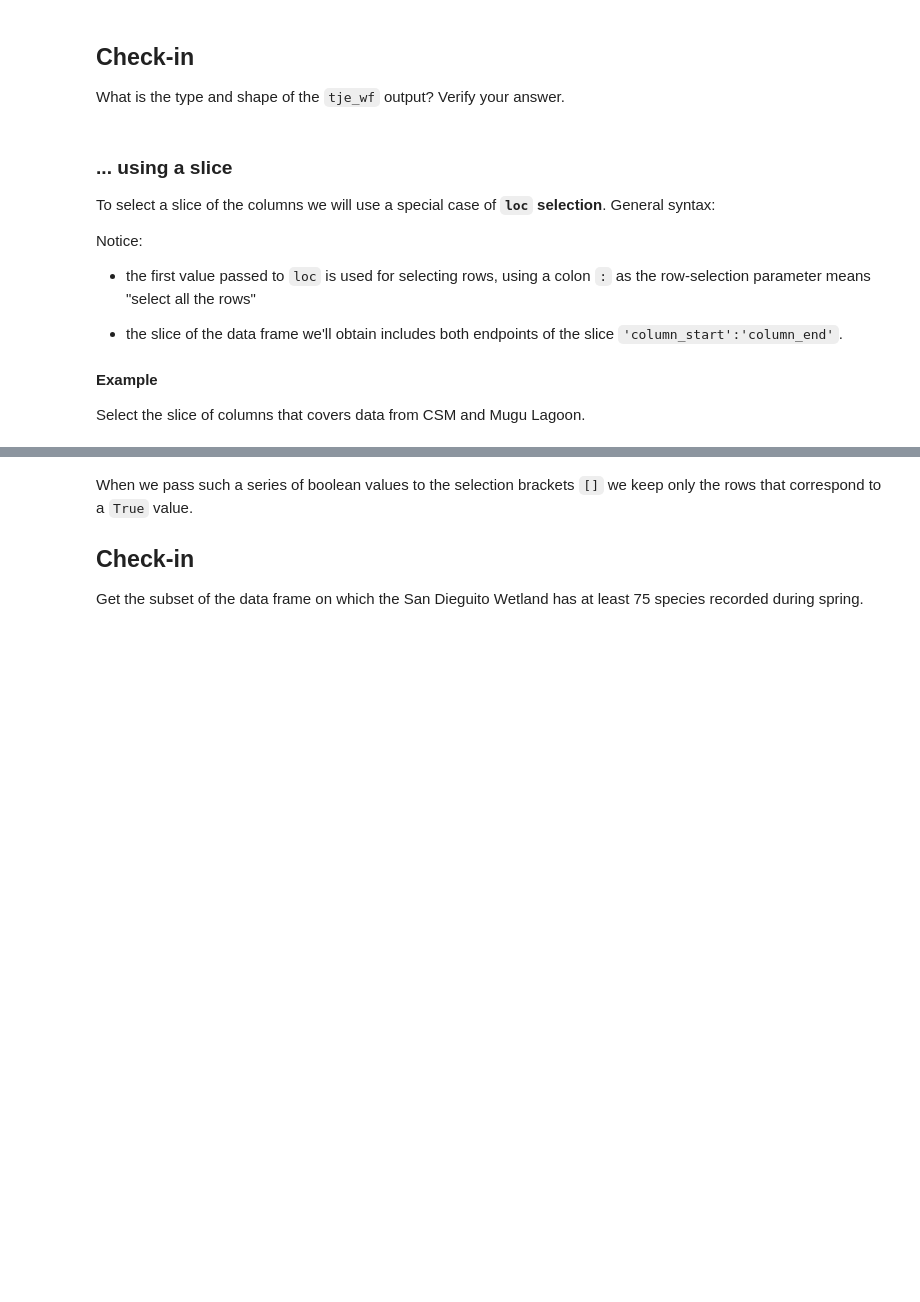
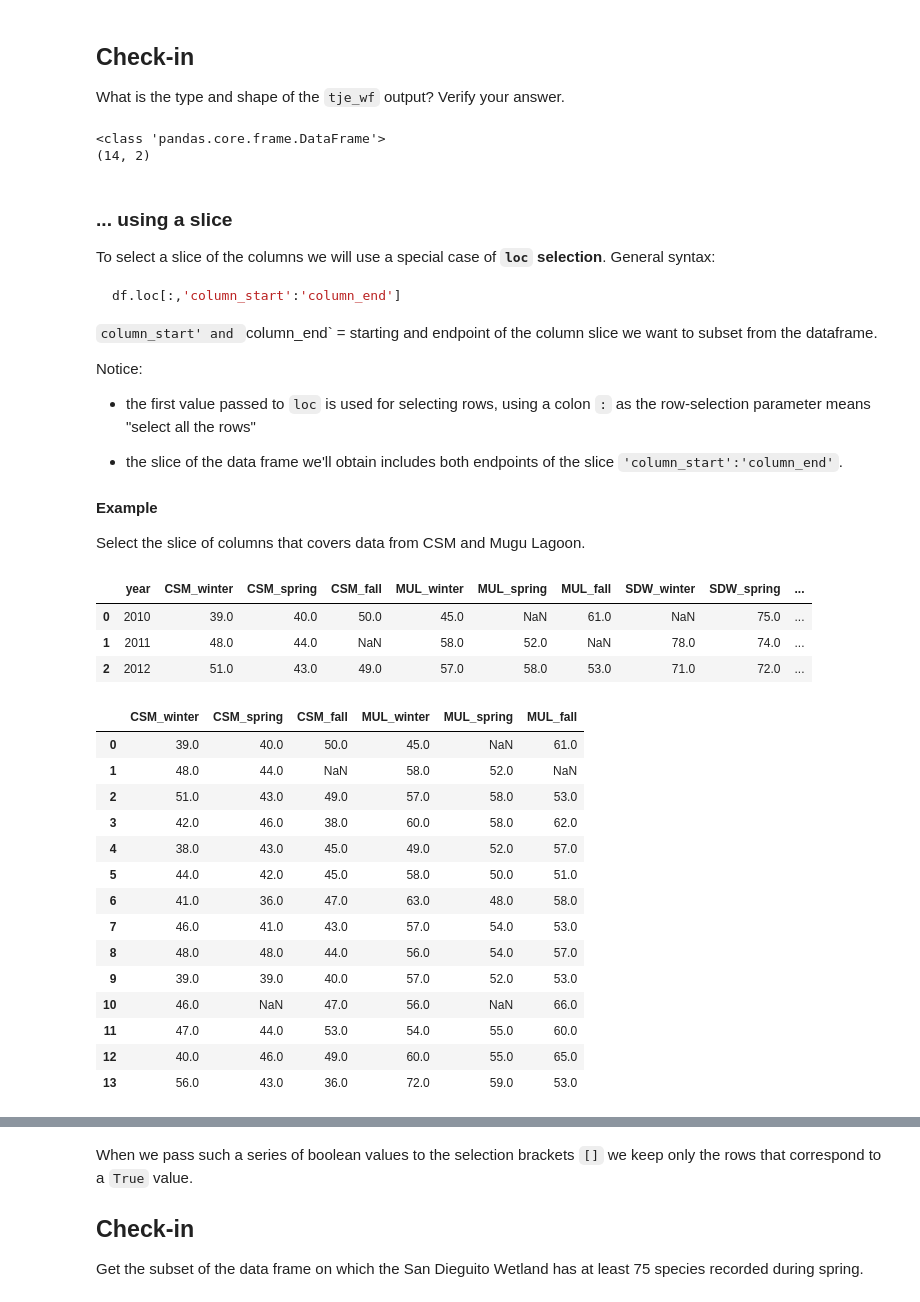
Before and after one commit to Amapolaa/EDS220-in-class, a Jupyter notebook: week-1-pandas-subsetting-STUDENTS.ipynb, the cells around one changed output, grey strips where cells are left out. Drawn from its saved outputs; the diff is of its cells as text; code cells hidden in the pictures; blank space fills up the shorter version.

`````diff
--- a/week-1-pandas-subsetting-STUDENTS.ipynb
+++ b/week-1-pandas-subsetting-STUDENTS.ipynb
@@ -185,11 +209,26 @@ Look at the species in the Tijuana Estuary during winter and fall:
 # %% [markdown]
 ## Check-in
 What is the type and shape of the `tje_wf` output? Verify your answer.
+# %%
+#print the type of the resulting selection
+print(type(tje_wf))
+
+# check the shaoe of the selection
+print(tje_wf.shape)
+# %% [output]
+<class 'pandas.core.frame.DataFrame'>
+(14, 2)
 # %% [markdown]
 
 ### ... using a slice
 
 To select a slice of the columns we will use a special case of **`loc` selection**. General syntax:
+
+```python
+df.loc[:,'column_start':'column_end']
+````
+`column_start' and `column_end` = starting and endpoint of the column slice we want to subset from the dataframe.
+
 
 Notice:
 
@@ -201,3 +240,30 @@ Notice:
 #### Example
 
 Select the slice of columns that covers data from CSM and Mugu Lagoon.
+# %%
+df.head(3) # looking at the first few rows
+# %% [output]
+|  | year | CSM_winter | CSM_spring | CSM_fall | MUL_winter | MUL_spring | MUL_fall | SDW_winter | SDW_spring | ... |
+| 0 | 2010 | 39.0 | 40.0 | 50.0 | 45.0 | NaN | 61.0 | NaN | 75.0 | ... |
+| 1 | 2011 | 48.0 | 44.0 | NaN | 58.0 | 52.0 | NaN | 78.0 | 74.0 | ... |
+| 2 | 2012 | 51.0 | 43.0 | 49.0 | 57.0 | 58.0 | 53.0 | 71.0 | 72.0 | ... |
+# %%
+#Select the slice of columns that covers data from CSM and Mugu Lagoon.
+csm_mul = df.loc[:, 'CSM_winter': 'MUL_fall']
+csm_mul
+# %% [output]
+|  | CSM_winter | CSM_spring | CSM_fall | MUL_winter | MUL_spring | MUL_fall |
+| 0 | 39.0 | 40.0 | 50.0 | 45.0 | NaN | 61.0 |
+| 1 | 48.0 | 44.0 | NaN | 58.0 | 52.0 | NaN |
+| 2 | 51.0 | 43.0 | 49.0 | 57.0 | 58.0 | 53.0 |
+| 3 | 42.0 | 46.0 | 38.0 | 60.0 | 58.0 | 62.0 |
+| 4 | 38.0 | 43.0 | 45.0 | 49.0 | 52.0 | 57.0 |
+| 5 | 44.0 | 42.0 | 45.0 | 58.0 | 50.0 | 51.0 |
+| 6 | 41.0 | 36.0 | 47.0 | 63.0 | 48.0 | 58.0 |
+| 7 | 46.0 | 41.0 | 43.0 | 57.0 | 54.0 | 53.0 |
+| 8 | 48.0 | 48.0 | 44.0 | 56.0 | 54.0 | 57.0 |
+| 9 | 39.0 | 39.0 | 40.0 | 57.0 | 52.0 | 53.0 |
+| 10 | 46.0 | NaN | 47.0 | 56.0 | NaN | 66.0 |
+| 11 | 47.0 | 44.0 | 53.0 | 54.0 | 55.0 | 60.0 |
+| 12 | 40.0 | 46.0 | 49.0 | 60.0 | 55.0 | 65.0 |
+| 13 | 56.0 | 43.0 | 36.0 | 72.0 | 59.0 | 53.0 |
`````
Also changed, not shown: parts of 24 cells of this notebook.
